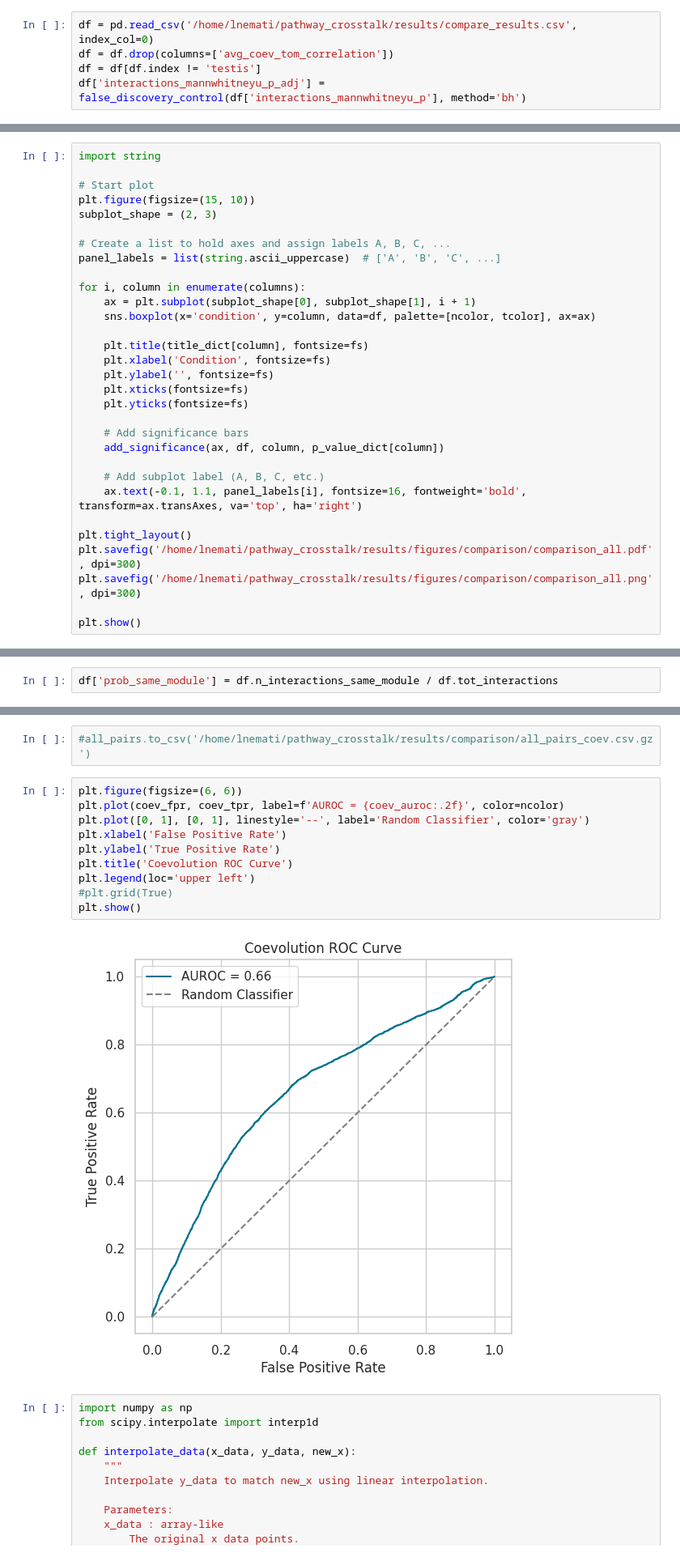
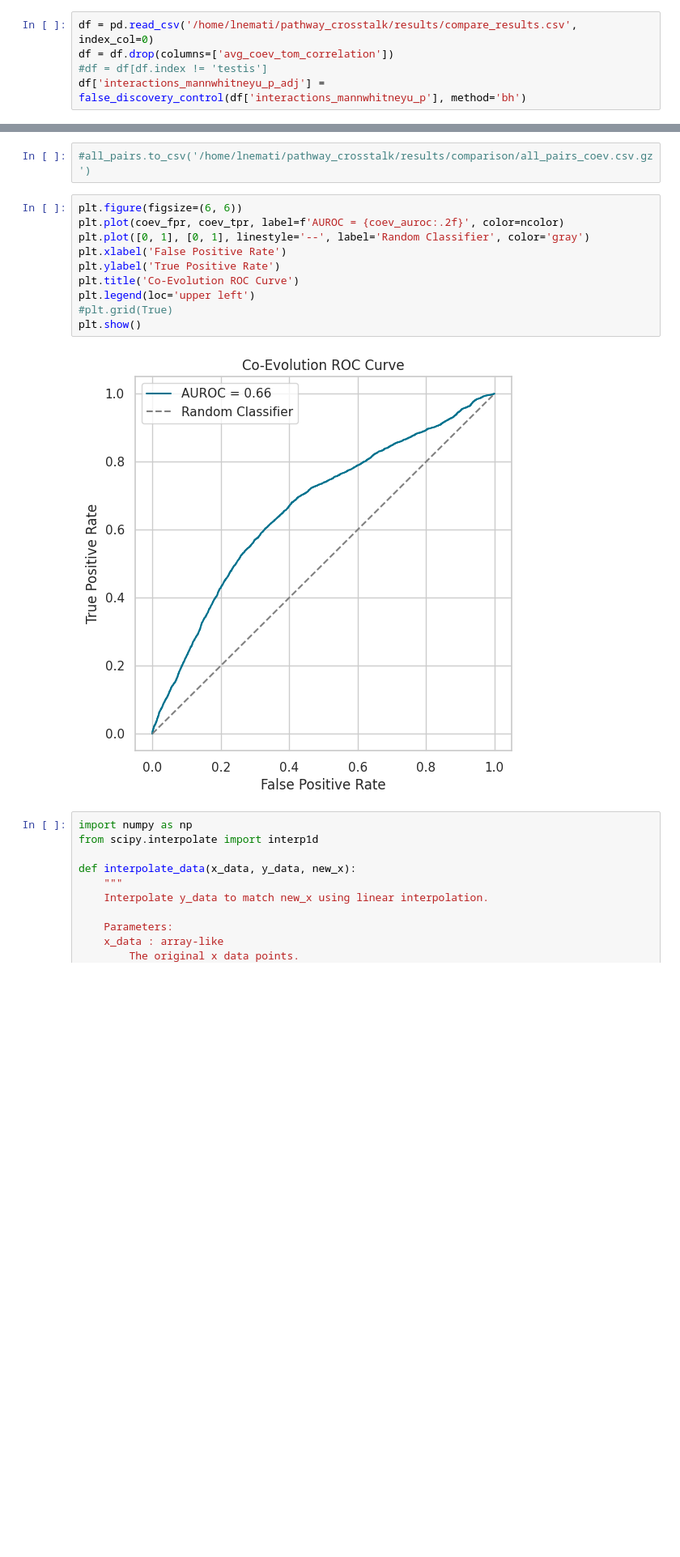
Before and after one commit to lorenzoamir/cci_circuits_paper_2025, a Jupyter notebook: code/notebooks/1_intro.ipynb, the cells around one changed output, grey strips where cells are left out. Shown at 81% size. Drawn from its saved outputs; the diff is of its cells as text; blank space fills up the shorter version.

```diff
--- a/code/notebooks/1_intro.ipynb
+++ b/code/notebooks/1_intro.ipynb
@@ -99,7 +99,7 @@ lightorangecolor = '#f2c992ff'
 # %%
 df = pd.read_csv('/home/lnemati/pathway_crosstalk/results/compare_results.csv', index_col=0)
 df = df.drop(columns=['avg_coev_tom_correlation'])
-df = df[df.index != 'testis']
+#df = df[df.index != 'testis']
 df['interactions_mannwhitneyu_p_adj'] = false_discovery_control(df['interactions_mannwhitneyu_p'], method='bh')
 # %%
 auroc_a = df['interactions_auroc']
@@ -296,31 +312,0 @@ Passing `palette` without assigning `hue` is deprecated and will be removed in v
-# %%
-import string
-
-# Start plot
-plt.figure(figsize=(15, 10))
-subplot_shape = (2, 3)
-
-# Create a list to hold axes and assign labels A, B, C, ...
-panel_labels = list(string.ascii_uppercase)  # ['A', 'B', 'C', ...]
-
-for i, column in enumerate(columns):
-    ax = plt.subplot(subplot_shape[0], subplot_shape[1], i + 1)
-    sns.boxplot(x='condition', y=column, data=df, palette=[ncolor, tcolor], ax=ax)
-
-    plt.title(title_dict[column], fontsize=fs)
-    plt.xlabel('Condition', fontsize=fs)
-    plt.ylabel('', fontsize=fs)
-    plt.xticks(fontsize=fs)
-    plt.yticks(fontsize=fs)
-
-    # Add significance bars
-    add_significance(ax, df, column, p_value_dict[column])
-
-    # Add subplot label (A, B, C, etc.)
-    ax.text(-0.1, 1.1, panel_labels[i], fontsize=16, fontweight='bold', transform=ax.transAxes, va='top', ha='right')
-
-plt.tight_layout()
-plt.savefig('/home/lnemati/pathway_crosstalk/results/figures/comparison/comparison_all.pdf', dpi=300)
-plt.savefig('/home/lnemati/pathway_crosstalk/results/figures/comparison/comparison_all.png', dpi=300)
-
-plt.show()
@@ -346,2 +312,0 @@ Passing `palette` without assigning `hue` is deprecated and will be removed in v
-# %%
-df['prob_same_module'] = df.n_interactions_same_module / df.tot_interactions
@@ -788,15 +1113,15 @@ coev_fpr, coev_tpr, coev_ths, coev_auroc = generate_roc_curve(
 # %%
 plt.figure(figsize=(6, 6))
 plt.plot(coev_fpr, coev_tpr, label=f'AUROC = {coev_auroc:.2f}', color=ncolor)
 plt.plot([0, 1], [0, 1], linestyle='--', label='Random Classifier', color='gray')
 plt.xlabel('False Positive Rate')
 plt.ylabel('True Positive Rate')
-plt.title('Coevolution ROC Curve')
+plt.title('Co-Evolution ROC Curve')
 plt.legend(loc='upper left')
 #plt.grid(True)
 plt.show()
 # %% [output]
-[figure, old version]
+[figure, new version]
 # %%
 import numpy as np
 from scipy.interpolate import interp1d
```
Also changed, not shown: parts of 35 cells of this notebook, 13 other files.
